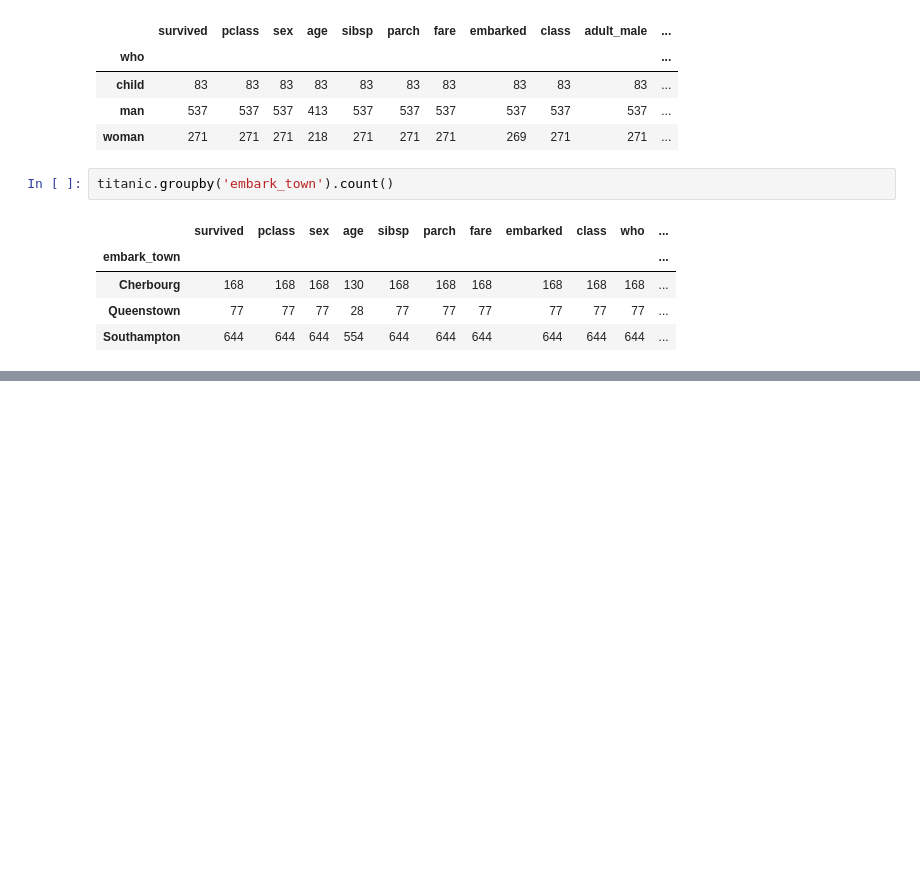
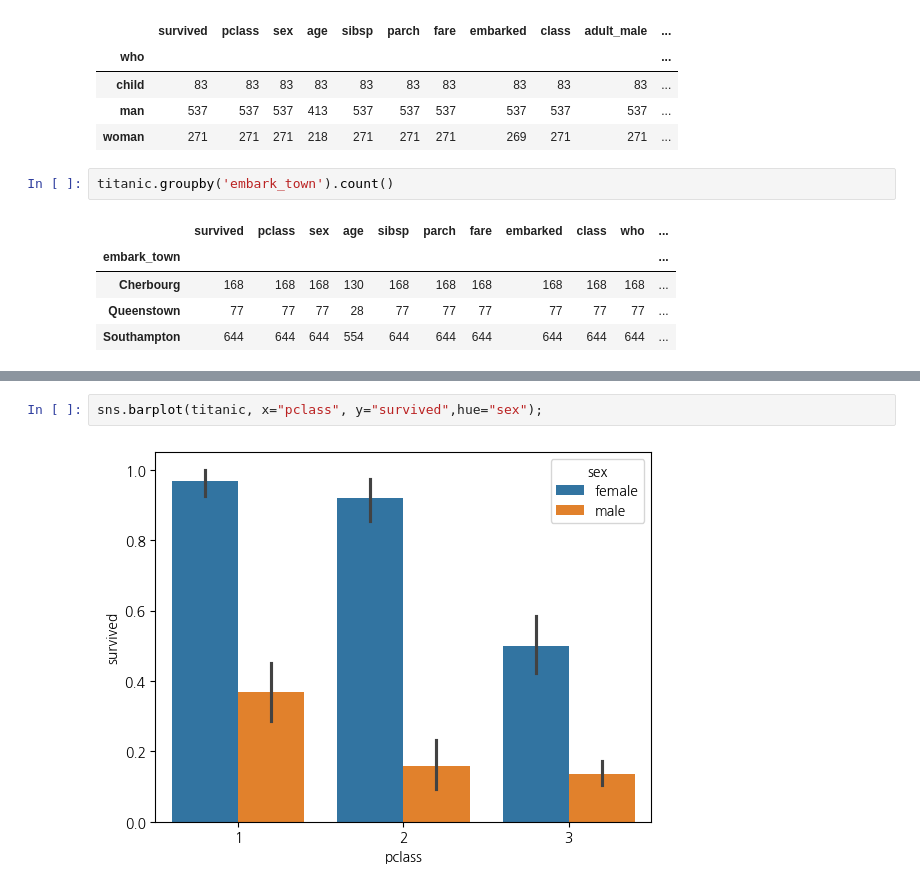
Before and after one commit to secons127/2024-1-my-BDA, a Jupyter notebook: inclass/02w_240319_tue_dataframe_basic.ipynb, the cells around one changed output, grey strips where cells are left out. Saved outputs shown, nothing was run; the diff lists cells and outputs as text; blank space fills up the shorter version.

```diff
--- a/inclass/02w_240319_tue_dataframe_basic.ipynb
+++ b/inclass/02w_240319_tue_dataframe_basic.ipynb
@@ -296,0 +315,4 @@ titanic.groupby('embark_town').count()
+# %%
+sns.barplot(titanic, x="pclass", y="survived",hue="sex");
+# %% [output]
+[figure, added]
```
Also changed, not shown: parts of 44 cells of this notebook.
